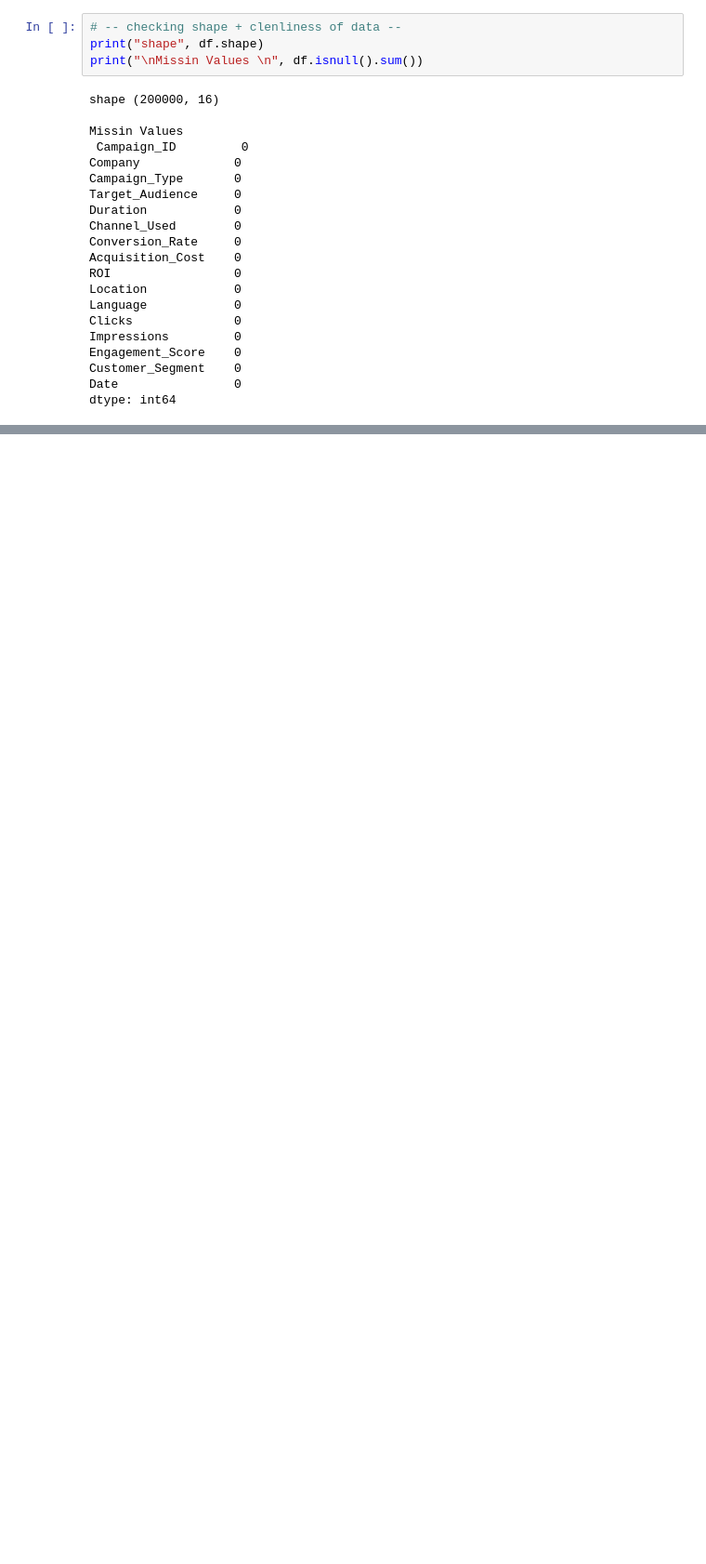
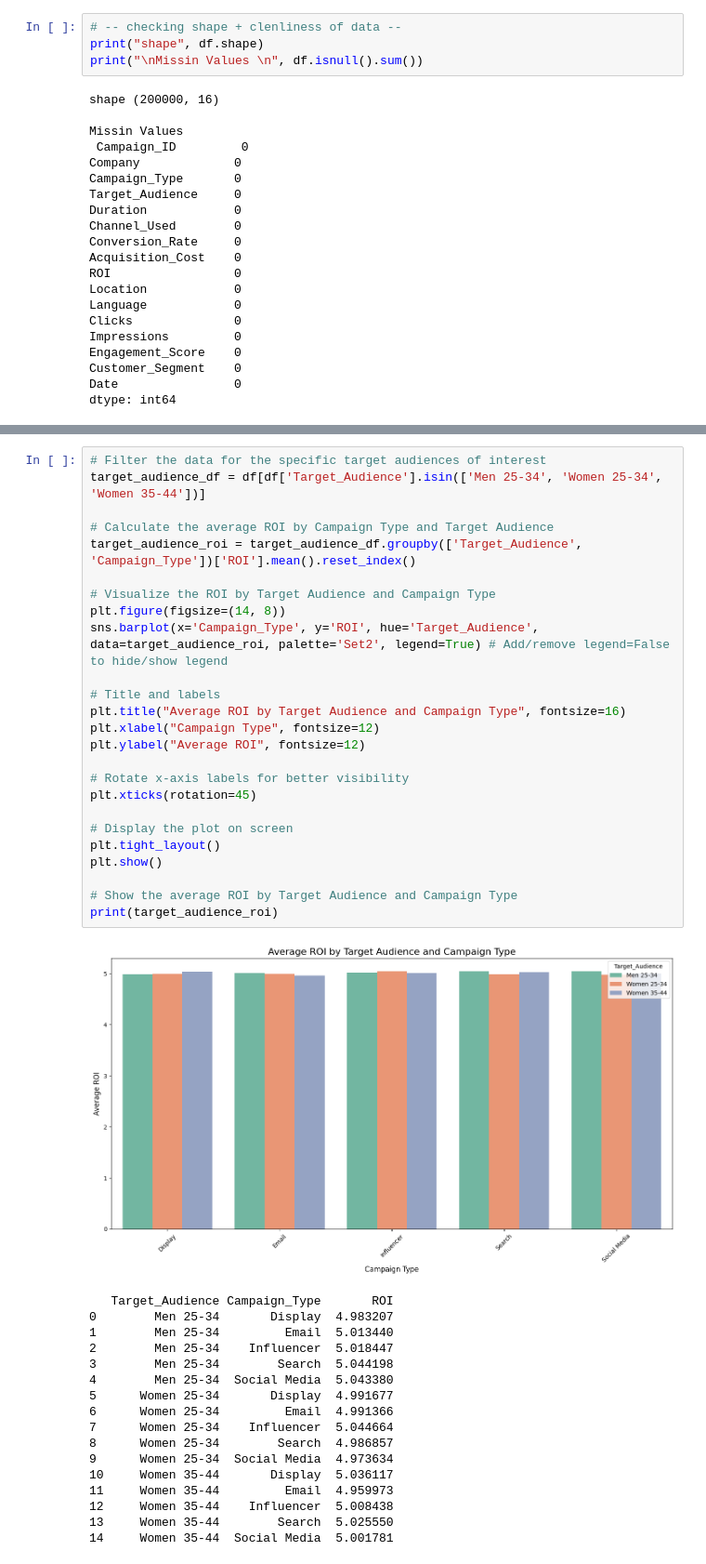
Before and after one commit to Stegedave/Marketing-Campaign-Analysis, a Jupyter notebook: notebooks/eda.ipynb, the cells around one changed output, grey strips where cells are left out. Shown at 93% size. Cells and saved outputs as stored; diff of their text form; blank space fills up the shorter version.

```diff
--- a/notebooks/eda.ipynb
+++ b/notebooks/eda.ipynb
@@ -138,0 +202,43 @@ Social Media   39817.0  4.991784  1.733794  2.0  3.48  4.99  6.49  8.0
+# %%
+# Filter the data for the specific target audiences of interest
+target_audience_df = df[df['Target_Audience'].isin(['Men 25-34', 'Women 25-34', 'Women 35-44'])]
+
+# Calculate the average ROI by Campaign Type and Target Audience
+target_audience_roi = target_audience_df.groupby(['Target_Audience', 'Campaign_Type'])['ROI'].mean().reset_index()
+
+# Visualize the ROI by Target Audience and Campaign Type
+plt.figure(figsize=(14, 8))
+sns.barplot(x='Campaign_Type', y='ROI', hue='Target_Audience', data=target_audience_roi, palette='Set2', legend=True) # Add/remove legend=False to hide/show legend
+
+# Title and labels
+plt.title("Average ROI by Target Audience and Campaign Type", fontsize=16)
+plt.xlabel("Campaign Type", fontsize=12)
+plt.ylabel("Average ROI", fontsize=12)
+
+# Rotate x-axis labels for better visibility
+plt.xticks(rotation=45)
+
+# Display the plot on screen
+plt.tight_layout()
+plt.show()
+
+# Show the average ROI by Target Audience and Campaign Type
+print(target_audience_roi)
+# %% [output]
+[figure, added]
+   Target_Audience Campaign_Type       ROI
+0        Men 25-34       Display  4.983207
+1        Men 25-34         Email  5.013440
+2        Men 25-34    Influencer  5.018447
+3        Men 25-34        Search  5.044198
+4        Men 25-34  Social Media  5.043380
+5      Women 25-34       Display  4.991677
+6      Women 25-34         Email  4.991366
+7      Women 25-34    Influencer  5.044664
+8      Women 25-34        Search  4.986857
+9      Women 25-34  Social Media  4.973634
+10     Women 35-44       Display  5.036117
+11     Women 35-44         Email  4.959973
+12     Women 35-44    Influencer  5.008438
+13     Women 35-44        Search  5.025550
+14     Women 35-44  Social Media  5.001781
```
Also changed, not shown: parts of 6 cells of this notebook.
